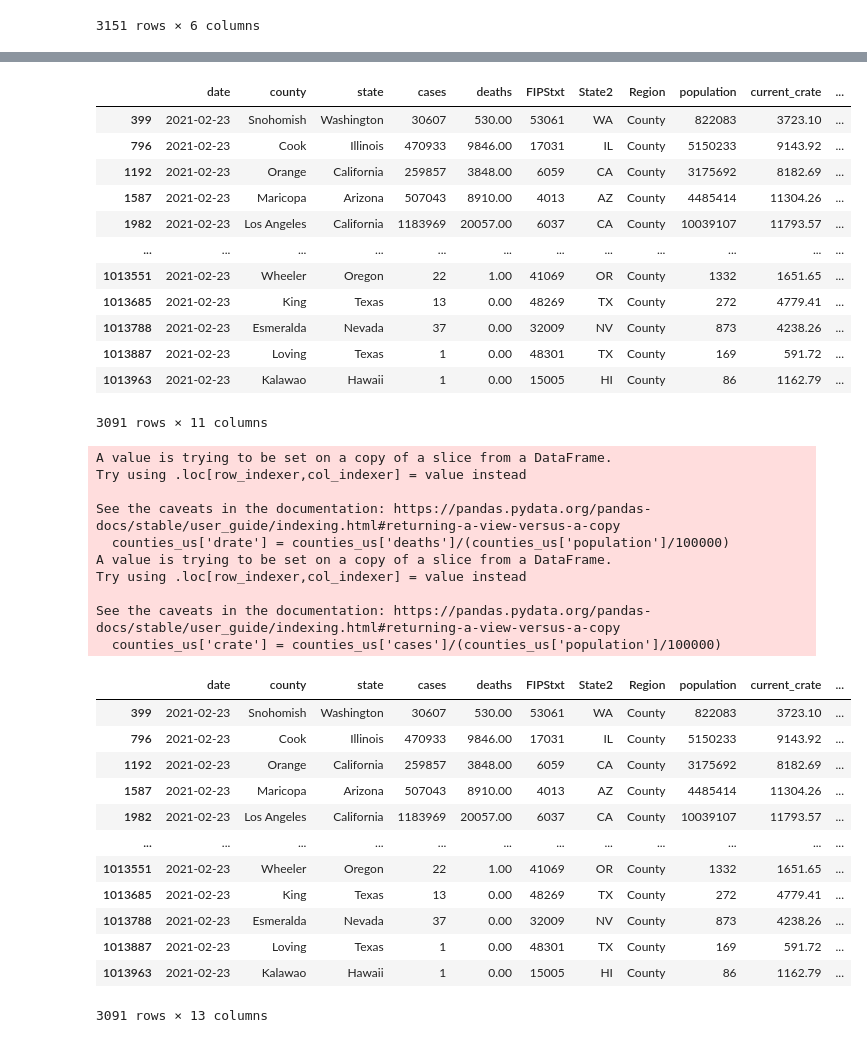
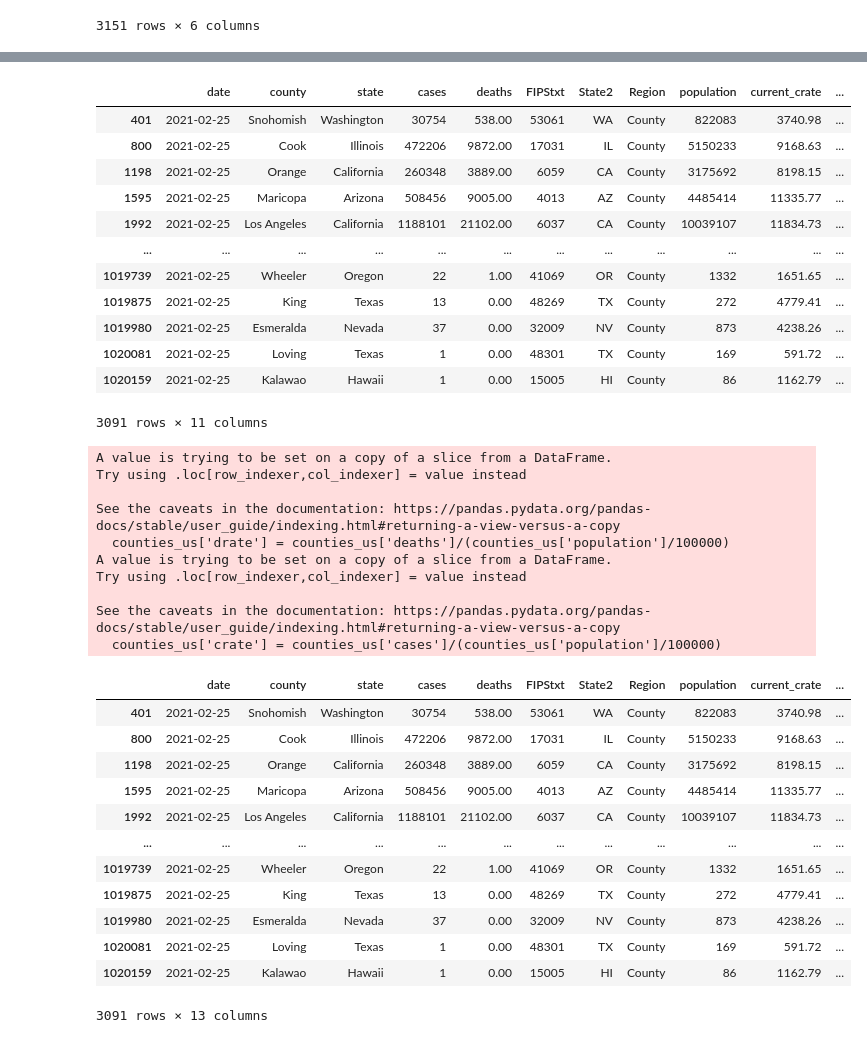
Before and after one commit to menlodoug/covid_crunching, a Jupyter notebook: pandas/COVID_USA.ipynb, the cells around one changed output, grey strips where cells are left out. Saved outputs shown, nothing was run; the diff lists cells and outputs as text; code cells hidden in the pictures.

```diff
--- a/pandas/COVID_USA.ipynb
+++ b/pandas/COVID_USA.ipynb
@@ -94,21 +94,21 @@ counties
 # %%
 # Isolate data from most current day.
 
-counties_us = counties[(counties['date'] == '2021-02-23') & (counties['Region'] == 'County')]
+counties_us = counties[(counties['date'] == '2021-02-25') & (counties['Region'] == 'County')]
 counties_us
 # %% [output]
 |  | date | county | state | cases | deaths | FIPStxt | State2 | Region | population | current_crate | ... |
-| 399 | 2021-02-23 | Snohomish | Washington | 30607 | 530.00 | 53061 | WA | County | 822083 | 3723.10 | ... |
-| 796 | 2021-02-23 | Cook | Illinois | 470933 | 9846.00 | 17031 | IL | County | 5150233 | 9143.92 | ... |
-| 1192 | 2021-02-23 | Orange | California | 259857 | 3848.00 | 6059 | CA | County | 3175692 | 8182.69 | ... |
-| 1587 | 2021-02-23 | Maricopa | Arizona | 507043 | 8910.00 | 4013 | AZ | County | 4485414 | 11304.26 | ... |
-| 1982 | 2021-02-23 | Los Angeles | California | 1183969 | 20057.00 | 6037 | CA | County | 10039107 | 11793.57 | ... |
+| 401 | 2021-02-25 | Snohomish | Washington | 30754 | 538.00 | 53061 | WA | County | 822083 | 3740.98 | ... |
+| 800 | 2021-02-25 | Cook | Illinois | 472206 | 9872.00 | 17031 | IL | County | 5150233 | 9168.63 | ... |
+| 1198 | 2021-02-25 | Orange | California | 260348 | 3889.00 | 6059 | CA | County | 3175692 | 8198.15 | ... |
+| 1595 | 2021-02-25 | Maricopa | Arizona | 508456 | 9005.00 | 4013 | AZ | County | 4485414 | 11335.77 | ... |
+| 1992 | 2021-02-25 | Los Angeles | California | 1188101 | 21102.00 | 6037 | CA | County | 10039107 | 11834.73 | ... |
 | ... | ... | ... | ... | ... | ... | ... | ... | ... | ... | ... | ... |
-| 1013551 | 2021-02-23 | Wheeler | Oregon | 22 | 1.00 | 41069 | OR | County | 1332 | 1651.65 | ... |
-| 1013685 | 2021-02-23 | King | Texas | 13 | 0.00 | 48269 | TX | County | 272 | 4779.41 | ... |
-| 1013788 | 2021-02-23 | Esmeralda | Nevada | 37 | 0.00 | 32009 | NV | County | 873 | 4238.26 | ... |
-| 1013887 | 2021-02-23 | Loving | Texas | 1 | 0.00 | 48301 | TX | County | 169 | 591.72 | ... |
-| 1013963 | 2021-02-23 | Kalawao | Hawaii | 1 | 0.00 | 15005 | HI | County | 86 | 1162.79 | ... |
+| 1019739 | 2021-02-25 | Wheeler | Oregon | 22 | 1.00 | 41069 | OR | County | 1332 | 1651.65 | ... |
+| 1019875 | 2021-02-25 | King | Texas | 13 | 0.00 | 48269 | TX | County | 272 | 4779.41 | ... |
+| 1019980 | 2021-02-25 | Esmeralda | Nevada | 37 | 0.00 | 32009 | NV | County | 873 | 4238.26 | ... |
+| 1020081 | 2021-02-25 | Loving | Texas | 1 | 0.00 | 48301 | TX | County | 169 | 591.72 | ... |
+| 1020159 | 2021-02-25 | Kalawao | Hawaii | 1 | 0.00 | 15005 | HI | County | 86 | 1162.79 | ... |
 3091 rows × 11 columns
 # %%
 # Create up to date rates so rankings can be performed using the latest data.
@@ -129,17 +129,17 @@ Try using .loc[row_indexer,col_indexer] = value instead
 See the caveats in the documentation: https://pandas.pydata.org/pandas-docs/stable/user_guide/indexing.html#returning-a-view-versus-a-copy
   counties_us['crate'] = counties_us['cases']/(counties_us['population']/100000)
 |  | date | county | state | cases | deaths | FIPStxt | State2 | Region | population | current_crate | ... |
-| 399 | 2021-02-23 | Snohomish | Washington | 30607 | 530.00 | 53061 | WA | County | 822083 | 3723.10 | ... |
-| 796 | 2021-02-23 | Cook | Illinois | 470933 | 9846.00 | 17031 | IL | County | 5150233 | 9143.92 | ... |
-| 1192 | 2021-02-23 | Orange | California | 259857 | 3848.00 | 6059 | CA | County | 3175692 | 8182.69 | ... |
-| 1587 | 2021-02-23 | Maricopa | Arizona | 507043 | 8910.00 | 4013 | AZ | County | 4485414 | 11304.26 | ... |
-| 1982 | 2021-02-23 | Los Angeles | California | 1183969 | 20057.00 | 6037 | CA | County | 10039107 | 11793.57 | ... |
+| 401 | 2021-02-25 | Snohomish | Washington | 30754 | 538.00 | 53061 | WA | County | 822083 | 3740.98 | ... |
+| 800 | 2021-02-25 | Cook | Illinois | 472206 | 9872.00 | 17031 | IL | County | 5150233 | 9168.63 | ... |
+| 1198 | 2021-02-25 | Orange | California | 260348 | 3889.00 | 6059 | CA | County | 3175692 | 8198.15 | ... |
+| 1595 | 2021-02-25 | Maricopa | Arizona | 508456 | 9005.00 | 4013 | AZ | County | 4485414 | 11335.77 | ... |
+| 1992 | 2021-02-25 | Los Angeles | California | 1188101 | 21102.00 | 6037 | CA | County | 10039107 | 11834.73 | ... |
 | ... | ... | ... | ... | ... | ... | ... | ... | ... | ... | ... | ... |
-| 1013551 | 2021-02-23 | Wheeler | Oregon | 22 | 1.00 | 41069 | OR | County | 1332 | 1651.65 | ... |
-| 1013685 | 2021-02-23 | King | Texas | 13 | 0.00 | 48269 | TX | County | 272 | 4779.41 | ... |
-| 1013788 | 2021-02-23 | Esmeralda | Nevada | 37 | 0.00 | 32009 | NV | County | 873 | 4238.26 | ... |
-| 1013887 | 2021-02-23 | Loving | Texas | 1 | 0.00 | 48301 | TX | County | 169 | 591.72 | ... |
-| 1013963 | 2021-02-23 | Kalawao | Hawaii | 1 | 0.00 | 15005 | HI | County | 86 | 1162.79 | ... |
+| 1019739 | 2021-02-25 | Wheeler | Oregon | 22 | 1.00 | 41069 | OR | County | 1332 | 1651.65 | ... |
+| 1019875 | 2021-02-25 | King | Texas | 13 | 0.00 | 48269 | TX | County | 272 | 4779.41 | ... |
+| 1019980 | 2021-02-25 | Esmeralda | Nevada | 37 | 0.00 | 32009 | NV | County | 873 | 4238.26 | ... |
+| 1020081 | 2021-02-25 | Loving | Texas | 1 | 0.00 | 48301 | TX | County | 169 | 591.72 | ... |
+| 1020159 | 2021-02-25 | Kalawao | Hawaii | 1 | 0.00 | 15005 | HI | County | 86 | 1162.79 | ... |
 3091 rows × 13 columns
 # %%
 # Create ranking of infection rates by county for each state
```
Also changed, not shown: parts of 13 cells of this notebook, 31 other files.
